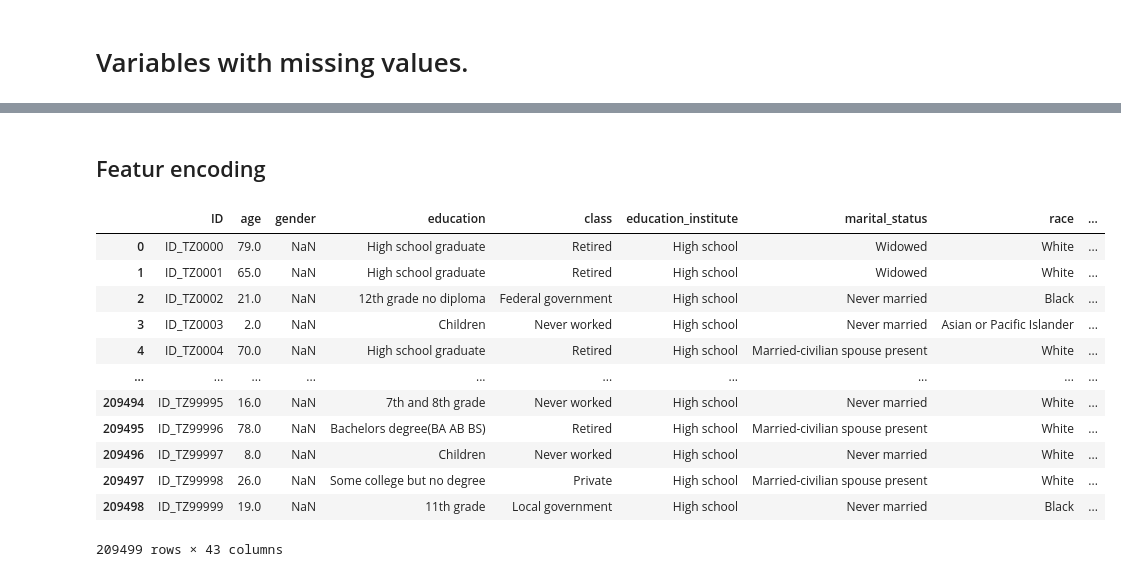
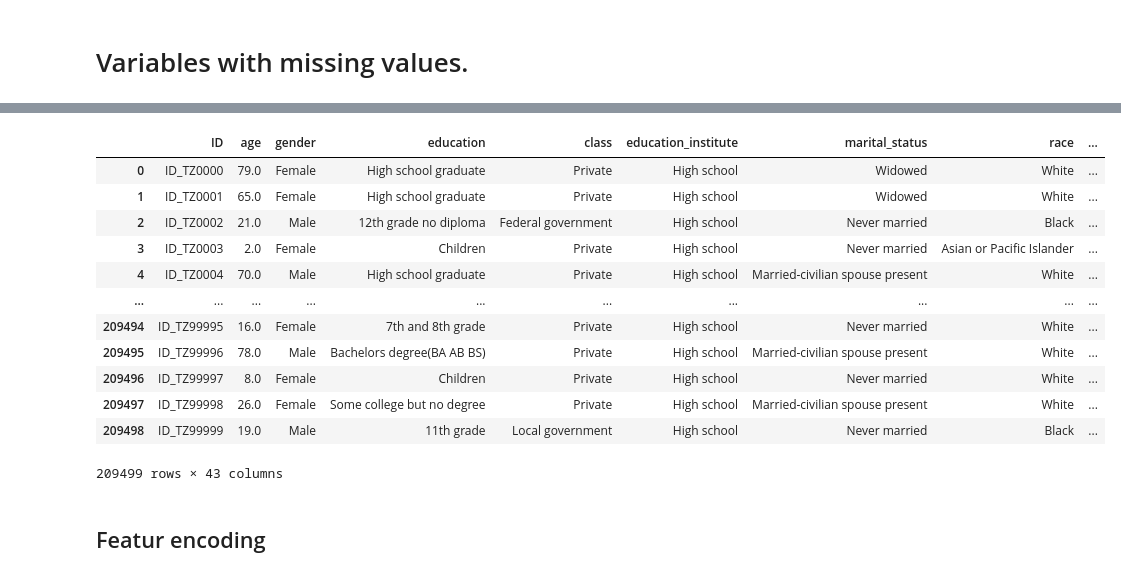
Before and after one commit to soodkunal/income-prediction, a Jupyter notebook: us 20 century.ipynb, the cells around one changed output, grey strips where cells are left out. Drawn from its saved outputs; the diff is of its cells as text; code cells hidden in the pictures.

```diff
--- a/us 20 century.ipynb
+++ b/us 20 century.ipynb
@@ -248,42 +249,31 @@ occupation_code_main                       449   0.21
 # %%
 from sklearn.impute import SimpleImputer
 def impute_based_on_others(df):
     for col in df.columns:
         if df[col].dtype == "object":
             # For categorical variables:
             most_probable_values = df[col].dropna().mode().iloc[0]
             df[col].fillna(most_probable_values, inplace=True)
         else:
             # For numerical variables:
             imputer = SimpleImputer(strategy="mean")
             df[col] = imputer.fit_transform(df[[col]])
     return df
-train_df = impute_based_on_others(train_df.copy())
+train_df = impute_based_on_others(data.copy())
+train_df
+# %% [output]
+|  | ID | age | gender | education | class | education_institute | marital_status | race | ... |
+| 0 | ID_TZ0000 | 79.0 | Female | High school graduate | Private | High school | Widowed | White | ... |
+| 1 | ID_TZ0001 | 65.0 | Female | High school graduate | Private | High school | Widowed | White | ... |
+| 2 | ID_TZ0002 | 21.0 | Male | 12th grade no diploma | Federal government | High school | Never married | Black | ... |
+| 3 | ID_TZ0003 | 2.0 | Female | Children | Private | High school | Never married | Asian or Pacific Islander | ... |
+| 4 | ID_TZ0004 | 70.0 | Male | High school graduate | Private | High school | Married-civilian spouse present | White | ... |
+| ... | ... | ... | ... | ... | ... | ... | ... | ... | ... |
+| 209494 | ID_TZ99995 | 16.0 | Female | 7th and 8th grade | Private | High school | Never married | White | ... |
+| 209495 | ID_TZ99996 | 78.0 | Male | Bachelors degree(BA AB BS) | Private | High school | Married-civilian spouse present | White | ... |
+| 209496 | ID_TZ99997 | 8.0 | Female | Children | Private | High school | Never married | White | ... |
+| 209497 | ID_TZ99998 | 26.0 | Female | Some college but no degree | Private | High school | Married-civilian spouse present | White | ... |
+| 209498 | ID_TZ99999 | 19.0 | Male | 11th grade | Local government | High school | Never married | Black | ... |
+209499 rows × 43 columns
 # %% [markdown]
 <h2>Featur encoding </h2>
-# %%
-gender_mapping = {
-    "Male": 0,
-    "Female": 1
-}
-income_mapping = {
-    "Below limit": 0,
-    "Above limit": 1
-}
-train_df['gender'] = train_df['gender'].map(gender_mapping)
-train_df['income_above_limit'] = train_df['income_above_limit'].map(income_mapping)
-train_df
-# %% [output]
-|  | ID | age | gender | education | class | education_institute | marital_status | race | ... |
-| 0 | ID_TZ0000 | 79.0 | NaN | High school graduate | Retired | High school | Widowed | White | ... |
-| 1 | ID_TZ0001 | 65.0 | NaN | High school graduate | Retired | High school | Widowed | White | ... |
-| 2 | ID_TZ0002 | 21.0 | NaN | 12th grade no diploma | Federal government | High school | Never married | Black | ... |
-| 3 | ID_TZ0003 | 2.0 | NaN | Children | Never worked | High school | Never married | Asian or Pacific Islander | ... |
-| 4 | ID_TZ0004 | 70.0 | NaN | High school graduate | Retired | High school | Married-civilian spouse present | White | ... |
-| ... | ... | ... | ... | ... | ... | ... | ... | ... | ... |
-| 209494 | ID_TZ99995 | 16.0 | NaN | 7th and 8th grade | Never worked | High school | Never married | White | ... |
-| 209495 | ID_TZ99996 | 78.0 | NaN | Bachelors degree(BA AB BS) | Retired | High school | Married-civilian spouse present | White | ... |
-| 209496 | ID_TZ99997 | 8.0 | NaN | Children | Never worked | High school | Never married | White | ... |
-| 209497 | ID_TZ99998 | 26.0 | NaN | Some college but no degree | Private | High school | Married-civilian spouse present | White | ... |
-| 209498 | ID_TZ99999 | 19.0 | NaN | 11th grade | Local government | High school | Never married | Black | ... |
-209499 rows × 43 columns
```
Also changed, not shown: parts of 9 cells of this notebook.
